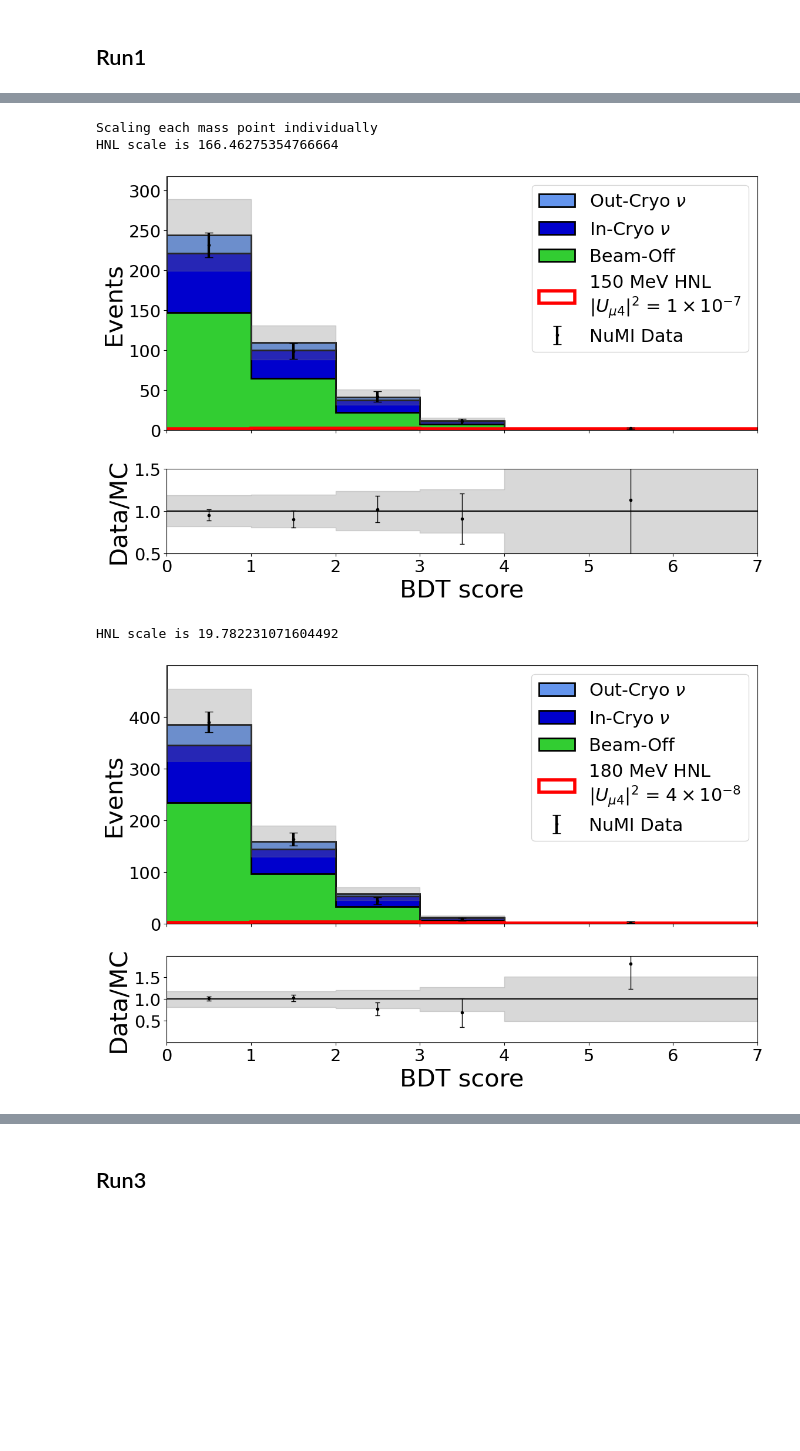
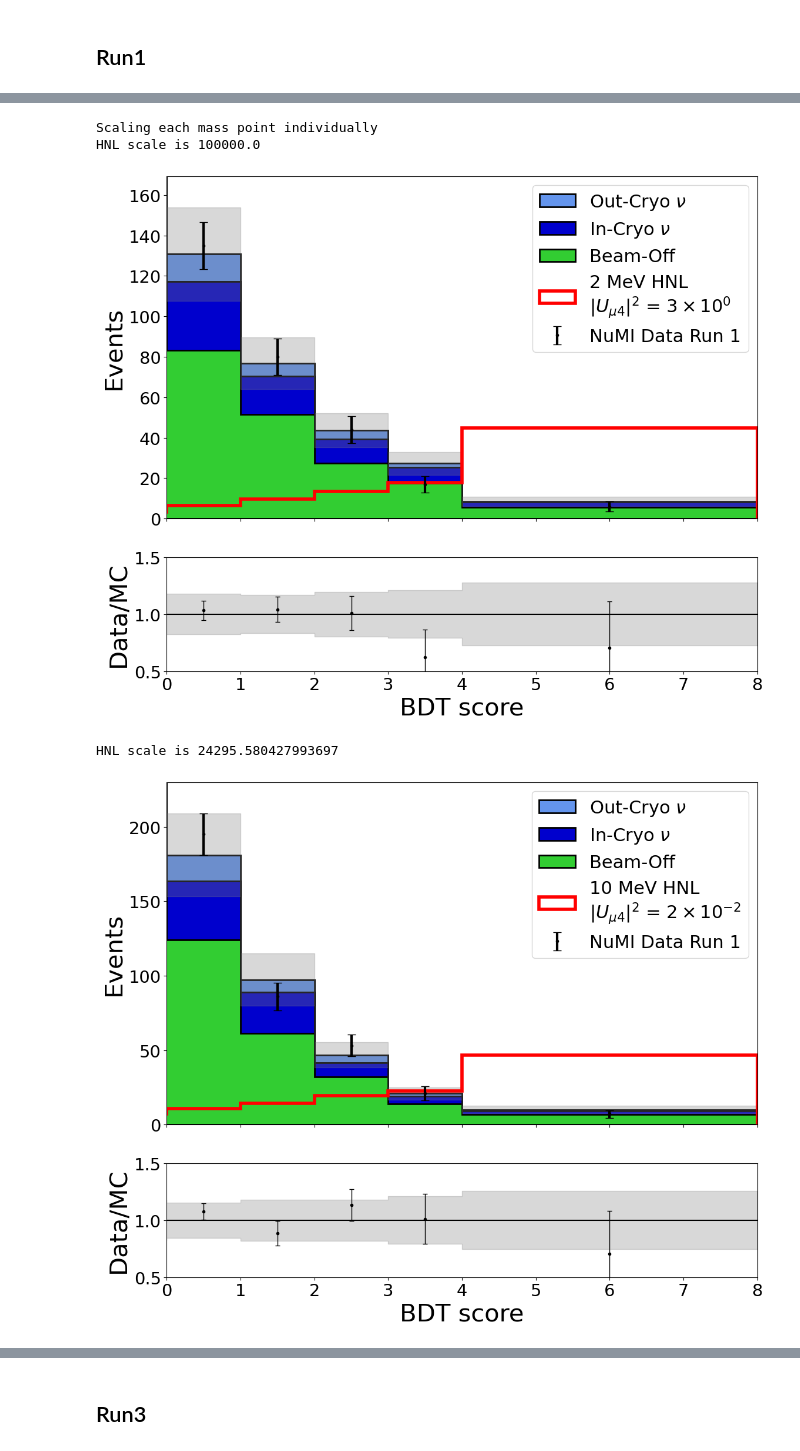
Before and after one commit to dmarsden01/uboone_HNL_analysis, a Jupyter notebook: 3.9_Final_BDT_output.ipynb, the cells around one changed output, grey strips where cells are left out. Cells and saved outputs as stored; diff of their text form; code cells hidden in the pictures; blank space fills up the shorter version.

```diff
--- a/3.9_Final_BDT_output.ipynb
+++ b/3.9_Final_BDT_output.ipynb
@@ -34,8 +34,8 @@ Params_pyhf = {"Stats_only":False,
                "Num_bins_for_calc":4,
                "Use_toys":False,
                "Num_toys":100,
-               "Load_lepton_hists":False,
-               "Load_pi0_hists":True,
+               "Load_lepton_hists":True,
+               "Load_pi0_hists":False,
                "Flat_bkg_overlay_frac":0.5,
                "Flat_bkg_dirt_frac":1.0,
                "Flat_bkg_EXT_frac":0.0,
@@ -269,7 +269,7 @@ def Plot_BDT_output_systematics(signal={}, tot_uncertainty_dict={}, sig_unc={},
         plt.show()
 
 def Plot_BDT_output_systematics_data(signal={}, tot_uncertainty_dict={}, sig_unc={}, bkgs={}, data={}, bins_cent_dict={}, bins_dict={}, colours={}, ALPHA=1.0, xlims=[],
-                                figsize=[12,8], density=False, legloc="upper right",legsize=22,
+                                figsize=[12,10], density=False, legloc="upper right",legsize=22,
                                 logy=False, savefig=False, save_str="", Run="_", HNL_scale=1.0,scale_up=[], thetas=[], order=[], sig_sys=False,HNL_scale_label=False):
     """
     This should take the histograms which have already been binned and scaled and plot the total uncertainties on bkg.
@@ -381,7 +381,9 @@ def Plot_BDT_output_systematics_data(signal={}, tot_uncertainty_dict={}, sig_unc
         dat_placeholder=x
         dat_err=np.sqrt(x1)*np.nan_to_num(x/x1)
 
-        data_label = "NuMI Data"
+        if Run=="run1":Run_label = "Run 1"
+        if Run=="run3":Run_label = "Run 3"
+        data_label = f"NuMI Data {Run_label}"
 
         plt.errorbar(bin_center,dat_placeholder,yerr=dat_err,fmt='.',color='black',lw=5,capsize=5,elinewidth=3,label=data_label) #Plotting data
 
@@ -389,7 +391,7 @@ def Plot_BDT_output_systematics_data(signal={}, tot_uncertainty_dict={}, sig_unc
         plt.yscale(logscale)
         plt.legend(loc=legloc,frameon=True, fontsize = legsize)
 
-        #----sub-plot----# #NEED TO WRITE ALL OF THIS
+        #----sub-plot----#
         plt.sca(ax[1])
 
         fracer_data=np.nan_to_num(np.sqrt(x1)/x1)
@@ -473,0 +476,7 @@ Scalings for theta squared values are:
+# %%
+print(hist_scaling)
+visibility_scaling = 20.0
+new_hist_scaling = {}
+for HNL_mass in theta_dict:
+    new_hist_scaling[HNL_mass] = hist_scaling[HNL_mass]*visibility_scaling
+print(new_hist_scaling)
@@ -474,23 +486,23 @@ Scalings for theta squared values are:
 # %%
 Run="run1"
 plt.rcParams.update({'font.size': 25})
 XLIMS=[0,bins_dict_r1[150][-1]]
 if Params_pyhf["Load_lepton_hists"]==True: decay_type = "ee"
 if Params_pyhf["Load_pi0_hists"]==True: decay_type = "pi0"
 
 savestr = f"_{decay_type}_data"
 # Plot_BDT_output_systematics(signal_dict_r1, tot_uncertainty_dict_r1, sig_sys_err_r1, bkgs_r1, bins_cent_dict_r1, bins_dict_r1,
 #                             xlims=[0,8.0], legloc="upper right",
 #                             legsize=22, logy=False, savefig=False, save_str="", Run=Run, HNL_scale=hist_scaling,
 #                             scale_up=hist_scaling, thetas=theta_dict, sig_sys=False,HNL_scale_label=True)
 
 Plot_BDT_output_systematics_data(signal_dict_r1, tot_uncertainty_dict_r1, sig_sys_err_r1, bkgs_r1, data_r1, bins_cent_dict_r1, bins_dict_r1,
-                            xlims=XLIMS, legloc="upper right",
-                            legsize=22, logy=False, savefig=False, save_str=savestr, Run=Run, HNL_scale=hist_scaling,
-                            scale_up=hist_scaling, thetas=theta_dict, sig_sys=False, HNL_scale_label=True)
+                                 xlims=XLIMS, legloc="upper right",
+                                 legsize=22, logy=False, savefig=True, save_str=savestr, Run=Run, HNL_scale=new_hist_scaling,
+                                 scale_up=new_hist_scaling, thetas=theta_dict, sig_sys=False, HNL_scale_label=True)
 # %% [output]
 Scaling each mass point individually
-HNL scale is 166.46275354766664
+HNL scale is 100000.0
-[figure, old version]
+[figure, new version]
-HNL scale is 19.782231071604492
+HNL scale is 24295.580427993697
-[figure, old version]
+[figure, new version]
```
Also changed, not shown: parts of 5 cells of this notebook, 9 other files.
